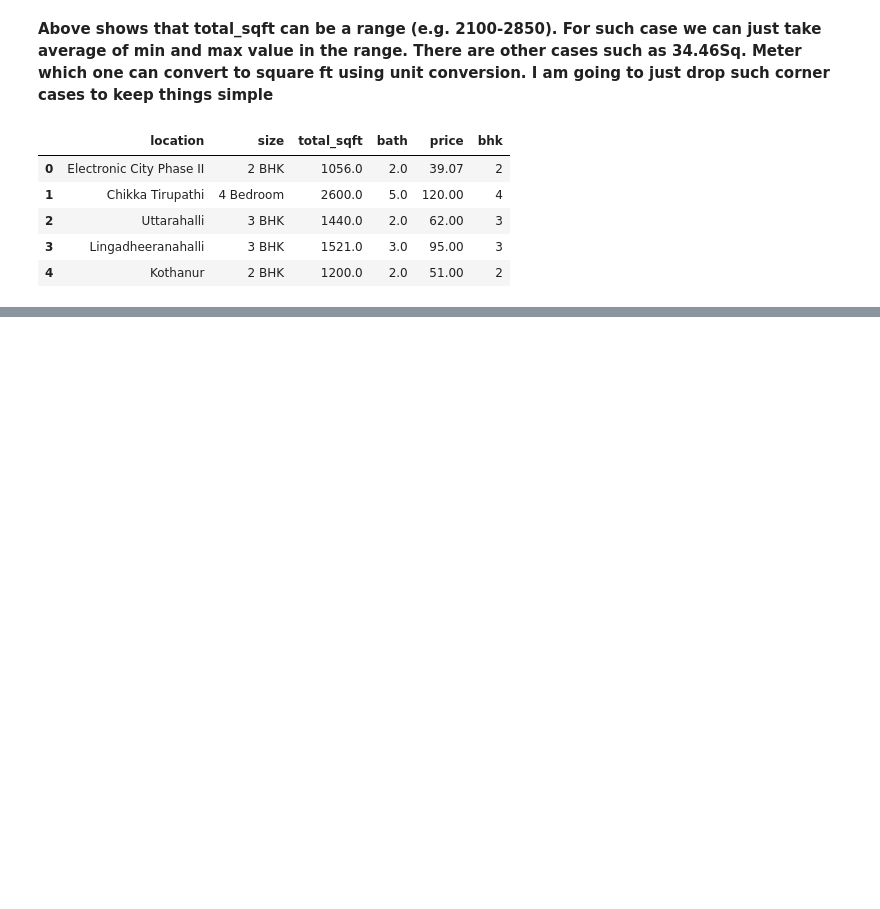
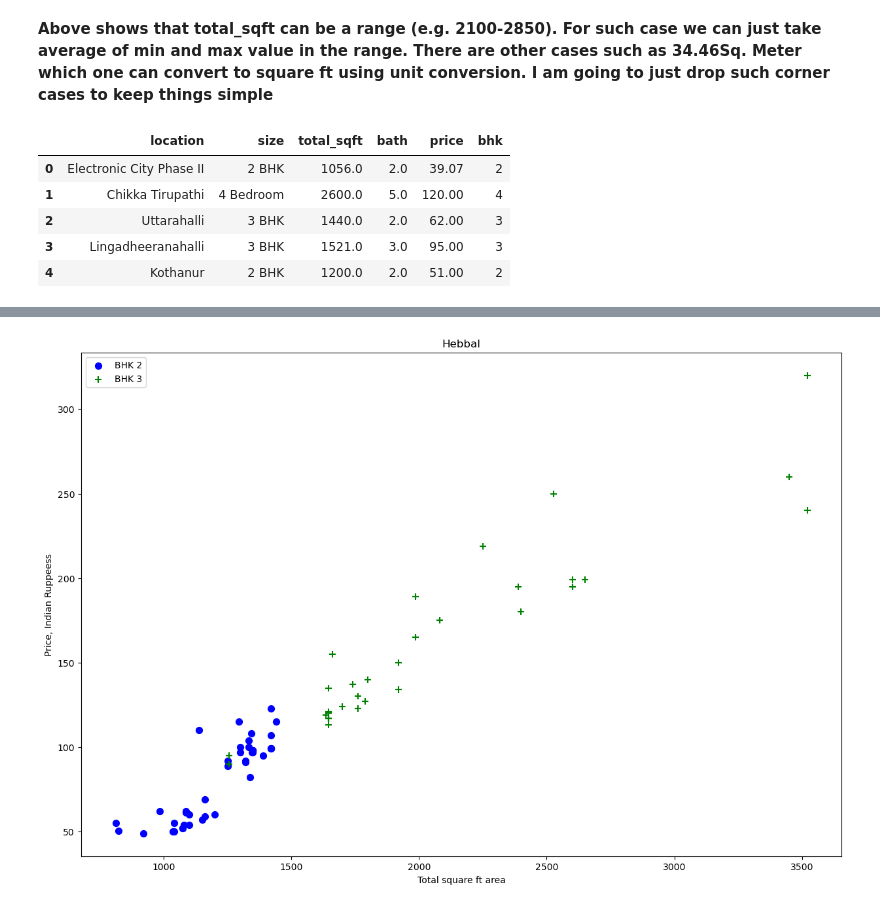
Before and after one commit to Yohannes-Kewani/house-price-regression, a Jupyter notebook: Model/Banglore_home_price.ipynb, the cells around one changed output, grey strips where cells are left out. Saved outputs shown, nothing was run; the diff lists cells and outputs as text; code cells hidden in the pictures; blank space fills up the shorter version.

```diff
--- a/Model/Banglore_home_price.ipynb
+++ b/Model/Banglore_home_price.ipynb
@@ -144,0 +355,4 @@ data3.head()
+# %%
+plot_scatter_chart(data7,"Hebbal")
+# %% [output]
+[figure, added]
```
Also changed, not shown: parts of 36 cells of this notebook.
